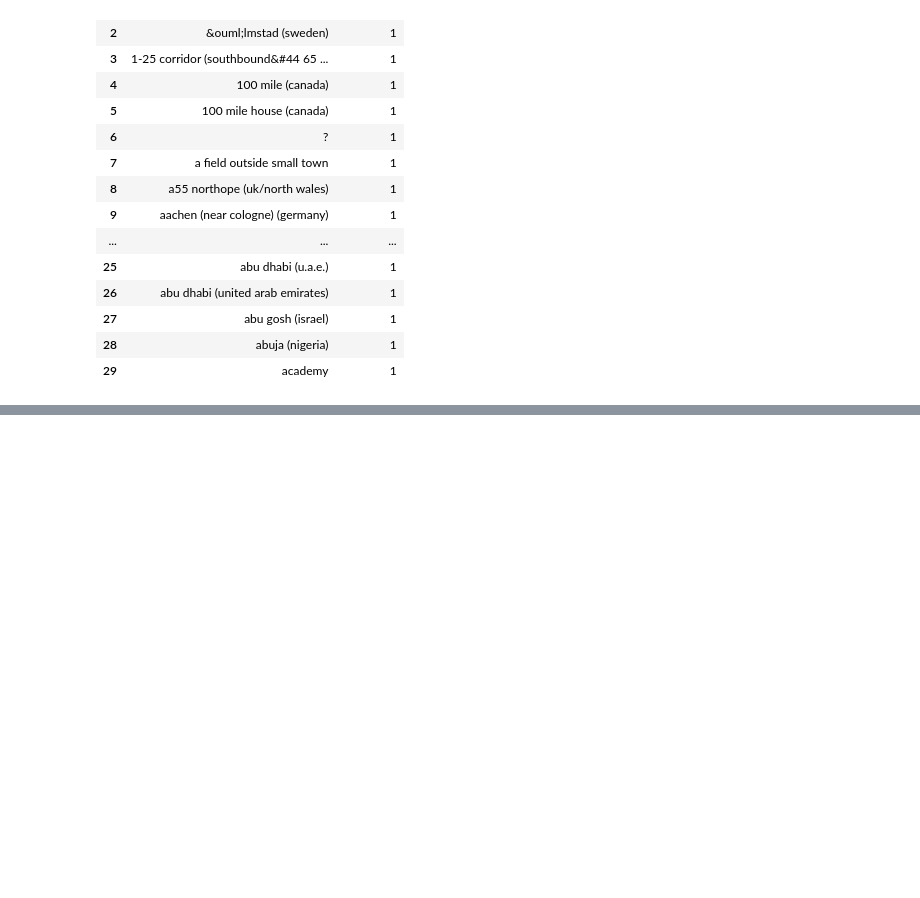
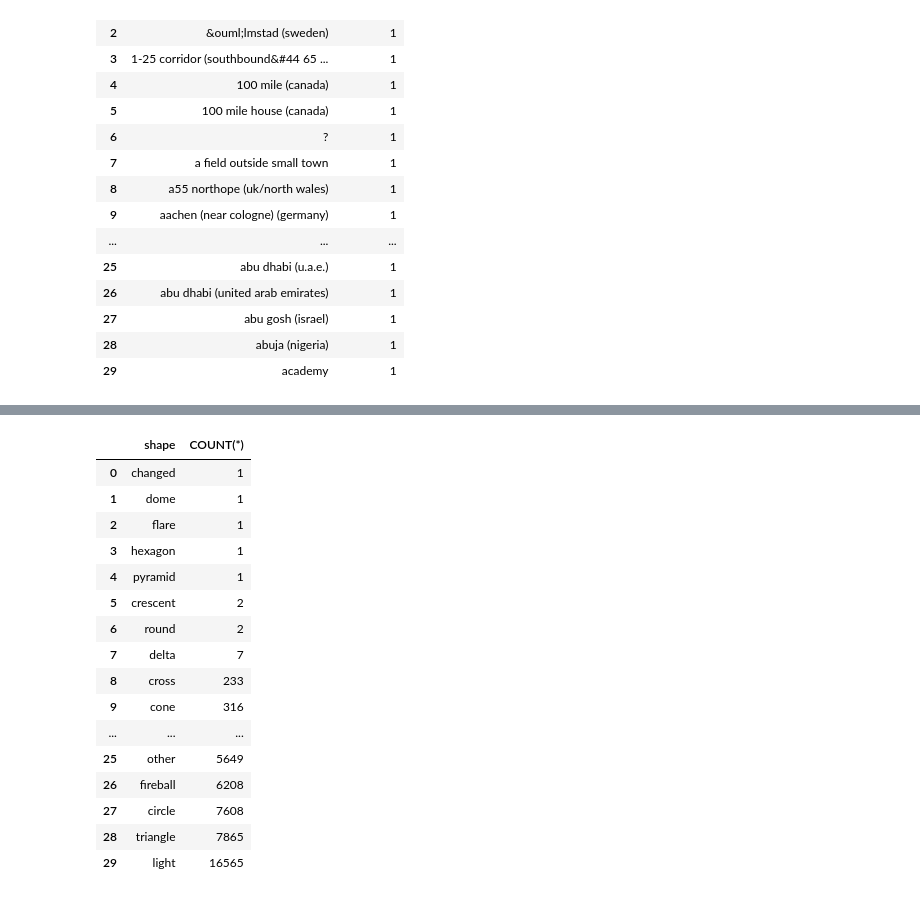
Before and after one commit to Dilmer-Rojas/UFO_Data_Analytics, a Jupyter notebook: notebooks/2.exploracion.ipynb, the cells around one changed output, grey strips where cells are left out. Saved outputs shown, nothing was run; the diff lists cells and outputs as text; code cells hidden in the pictures; blank space fills up the shorter version.

```diff
--- a/notebooks/2.exploracion.ipynb
+++ b/notebooks/2.exploracion.ipynb
@@ -320,3 +337,30 @@ city_outliers
+# %%
+shape_outliers = """
+                SELECT shape, COUNT(*)
+                FROM copia.ufo_table
+                GROUP BY shape
+                ORDER BY COUNT(*) ASC;
+                 """
+shape_outliers = pd.read_sql_query(shape_outliers, conexion)
+shape_outliers
+# %% [output]
+|  | shape | COUNT(*) |
+| 0 | changed | 1 |
+| 1 | dome | 1 |
+| 2 | flare | 1 |
+| 3 | hexagon | 1 |
+| 4 | pyramid | 1 |
+| 5 | crescent | 2 |
+| 6 | round | 2 |
+| 7 | delta | 7 |
+| 8 | cross | 233 |
+| 9 | cone | 316 |
+| ... | ... | ... |
+| 25 | other | 5649 |
+| 26 | fireball | 6208 |
+| 27 | circle | 7608 |
+| 28 | triangle | 7865 |
+| 29 | light | 16565 |
 # %%
 # Cerrar conexión una vez terminado
 #conexion.close()
```
Also changed, not shown: parts of 1 cell of this notebook.
